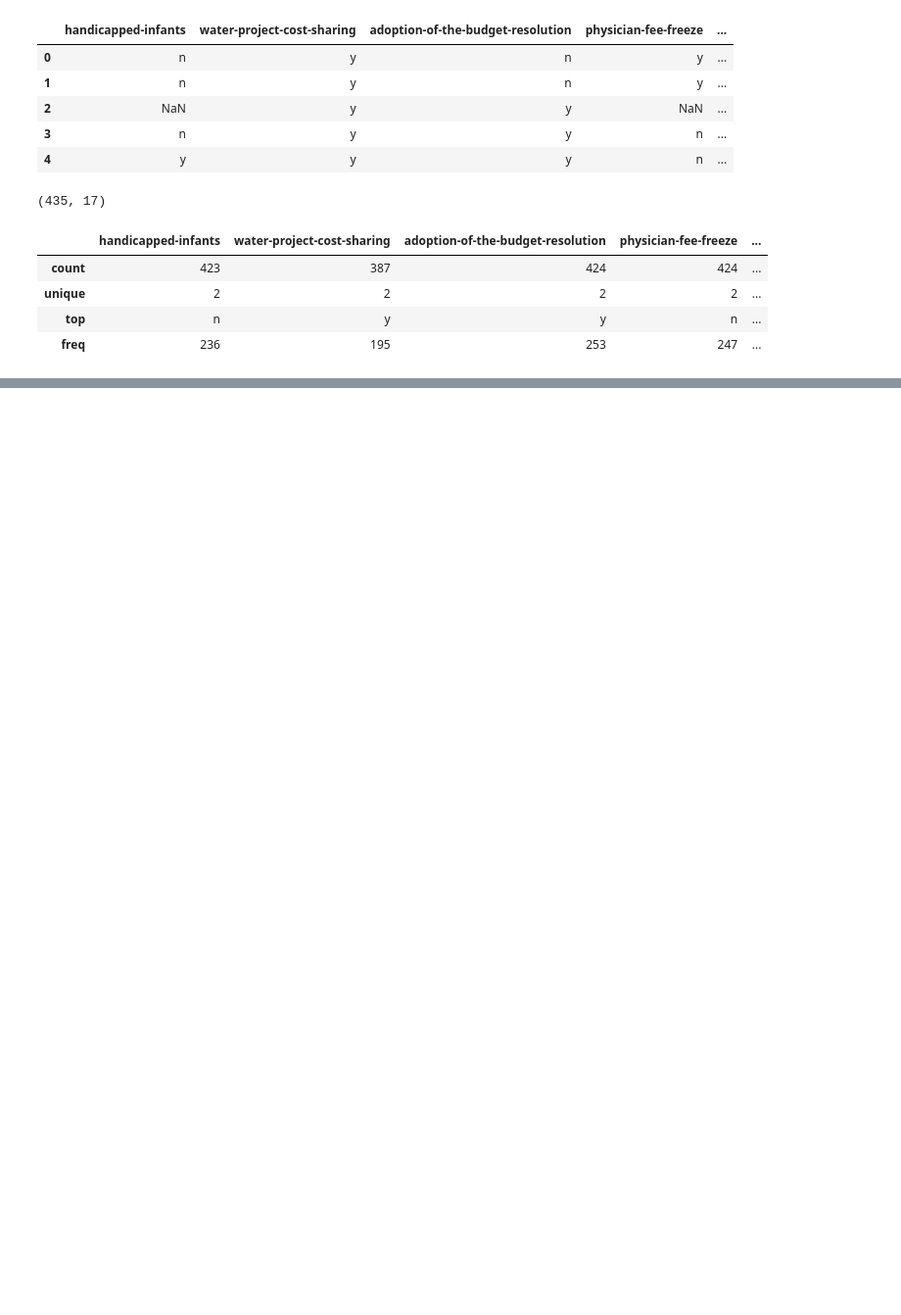
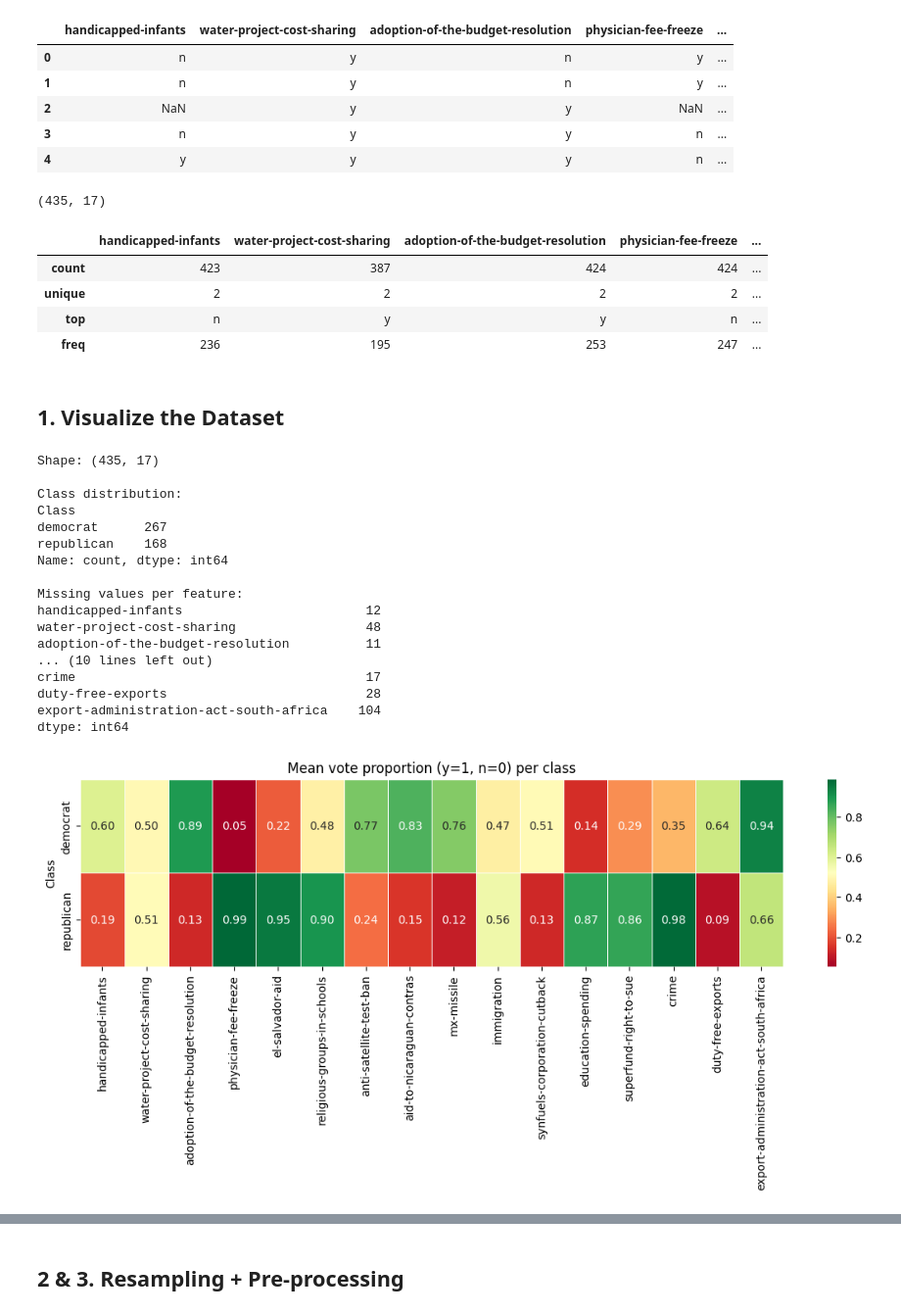
Before and after one commit to PabloRodriguezElvira/Lab_ML, a Jupyter notebook: Lab8/ml08-exercise.ipynb, the cells around one changed output, grey strips where cells are left out. Shown at 98% size. Cells and saved outputs as stored; diff of their text form; code cells hidden in the pictures; blank space fills up the shorter version.

```diff
--- a/Lab8/ml08-exercise.ipynb
+++ b/Lab8/ml08-exercise.ipynb
@@ -79,3 +78,61 @@ df.describe()
 | unique | 2 | 2 | 2 | 2 | ... |
 | top | n | y | y | n | ... |
 | freq | 236 | 195 | 253 | 247 | ... |
+# %% [markdown]
+## 1. Visualize the Dataset
+# %%
+import numpy as np
+import pandas as pd
+import matplotlib.pyplot as plt
+import seaborn as sns
+from ucimlrepo import fetch_ucirepo
+
+house_votes = fetch_ucirepo(id=105)
+X = house_votes.data.features
+y = house_votes.data.targets.squeeze()
+
+df = pd.concat([X, y], axis=1)
+
+print("Shape:", df.shape)
+print("\nClass distribution:")
+print(y.value_counts())
+print(f"\nMissing values per feature:\n{X.isna().sum()}")
+
+# Encode y/n/NaN as 1/0/NaN for visualization
+X_num = X.replace({'y': 1, 'n': 0})
+
+# Heatmap: mean vote (y=1, n=0) per class
+X_num['Class'] = y.values
+means = X_num.groupby('Class').mean()
+plt.figure(figsize=(14, 3))
+sns.heatmap(means, annot=True, fmt='.2f', cmap='RdYlGn', linewidths=0.5)
+plt.title('Mean vote proportion (y=1, n=0) per class')
+plt.tight_layout()
+plt.show()
+
+# Missing values bar chart
+missing = X.isna().sum().sort_values(ascending=False)
+missing[missing > 0].plot(kind='bar', figsize=(10, 3), color='steelblue')
+plt.title('Missing values per feature')
+plt.ylabel('Count')
+plt.tight_layout()
+plt.show()
+# %% [output]
+Shape: (435, 17)
+
+Class distribution:
+Class
+democrat      267
+republican    168
+Name: count, dtype: int64
+
+Missing values per feature:
+handicapped-infants                        12
+water-project-cost-sharing                 48
+adoption-of-the-budget-resolution          11
+... (10 lines left out)
+crime                                      17
+duty-free-exports                          28
+export-administration-act-south-africa    104
+dtype: int64
+[figure, added]
@@ -81,0 +140,2 @@ df.describe()
+# %% [markdown]
+## 2 & 3. Resampling + Pre-processing
```
Also changed, not shown: parts of 19 cells of this notebook.
